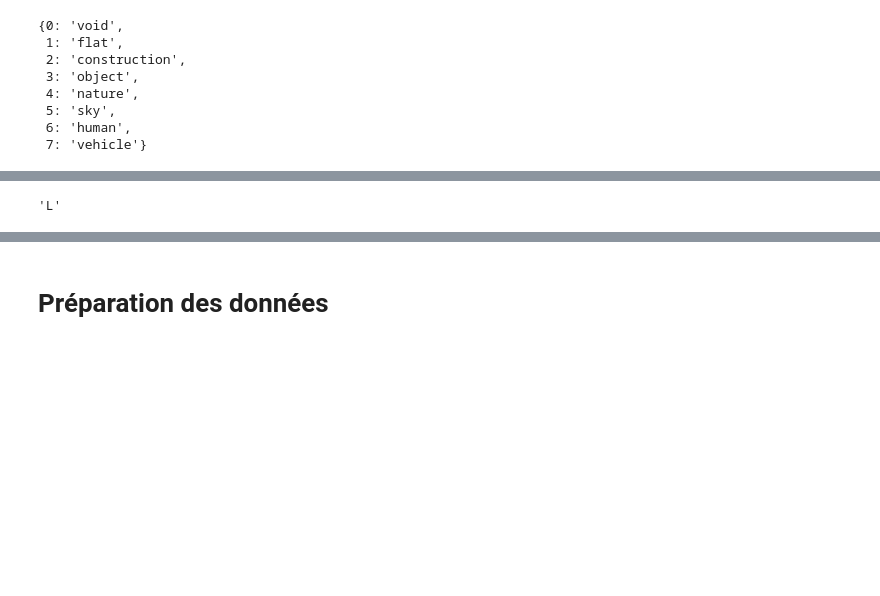
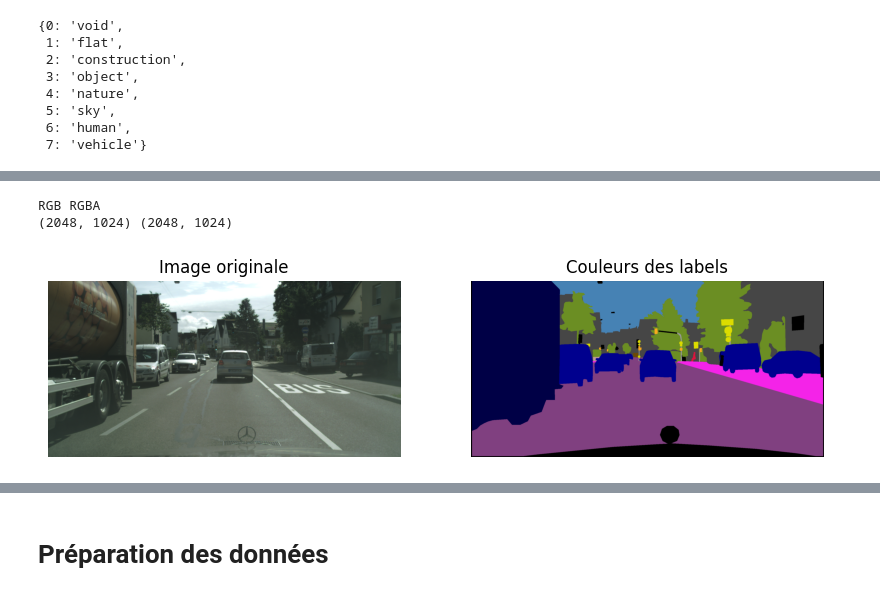
Before and after one commit to YANNBEN2310/DETECTION_RECOGNITION, a Jupyter notebook: segmentation_unet_optuna.ipynb, the cells around one changed output, grey strips where cells are left out. Cells and saved outputs as stored; diff of their text form; code cells hidden in the pictures; blank space fills up the shorter version.

```diff
--- a/segmentation_unet_optuna.ipynb
+++ b/segmentation_unet_optuna.ipynb
@@ -228,4 +226,18 @@ image = Image.open(path)
-# %%
-image.mode
-# %% [output]
-'L'
+# %%
+image = Image.open(path_X)
+image_color = Image.open(path_y + "stuttgart_000001_000019_gtFine_color.png")
+print(image.mode, image_color.mode)
+print(image.size, image_color.size)
+# %% [output]
+RGB RGBA
+(2048, 1024) (2048, 1024)
+# %%
+plt.figure(figsize=(10, 10))
+plt.subplot(2, 2, 1), plt.imshow(image)
+plt.title('Image originale')
+plt.axis('off')
+plt.subplot(2, 2, 2), plt.imshow(image_color)
+plt.title('Couleurs des labels')
+plt.axis('off');
+# %% [output]
+[figure, added]
```
Also changed, not shown: parts of 44 cells of this notebook, 1 other file.
